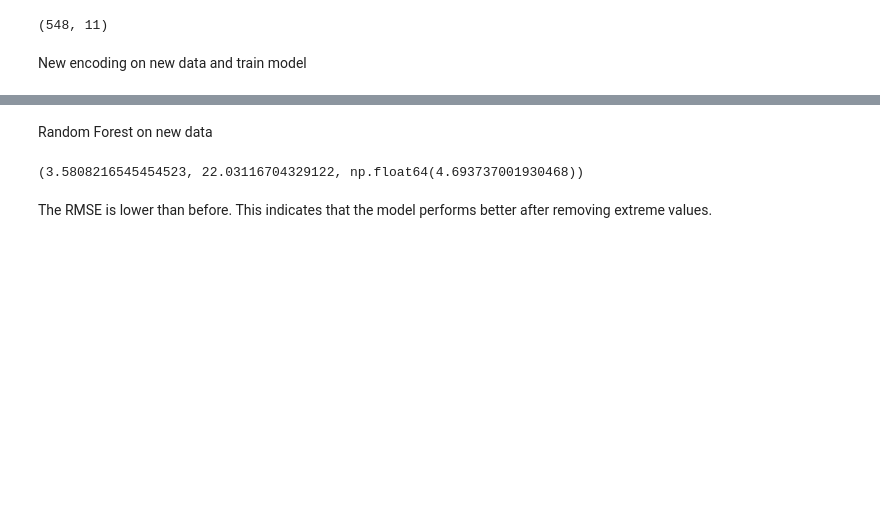
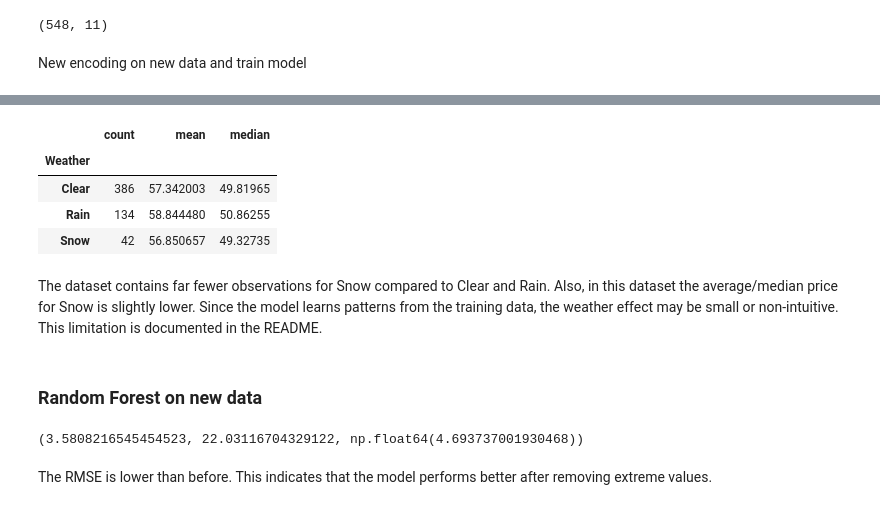
Before and after one commit to Aleex87/taxi_prediction_fullstack_alessandro, a Jupyter notebook: src/taxipred/model_development/model_dev.ipynb, the cells around one changed output, grey strips where cells are left out. Drawn from its saved outputs; the diff is of its cells as text; code cells hidden in the pictures; blank space fills up the shorter version.

Commit message:
found a problem with snow data in dataset modicFixed snow data issue in dataset handling; updated model_dev and README.

```diff
--- a/src/taxipred/model_development/model_dev.ipynb
+++ b/src/taxipred/model_development/model_dev.ipynb
@@ -319,5 +324,18 @@ X_train_f, X_test_f, y_train_f, y_test_f = train_test_split(
+# %%
+df_clean.groupby("Weather")["Trip_Price"].agg(["count", "mean", "median"])
+# %% [output]
+|  | count | mean | median |
+| Weather |  |  |  |
+| Clear | 386 | 57.342003 | 49.81965 |
+| Rain | 134 | 58.844480 | 50.86255 |
+| Snow | 42 | 56.850657 | 49.32735 |
+# %% [markdown]
+The dataset contains far fewer observations for Snow compared to Clear and Rain.
+Also, in this dataset the average/median price for Snow is slightly lower.
+Since the model learns patterns from the training data, the weather effect may be small or non-intuitive.
+This limitation is documented in the README.
 # %% [markdown]
-Random Forest on new data
+### Random Forest on new data
 # %%
 from sklearn.ensemble import RandomForestRegressor
 from sklearn.metrics import mean_absolute_error, mean_squared_error
```
Also changed, not shown: parts of 1 cell of this notebook, 2 other files.
